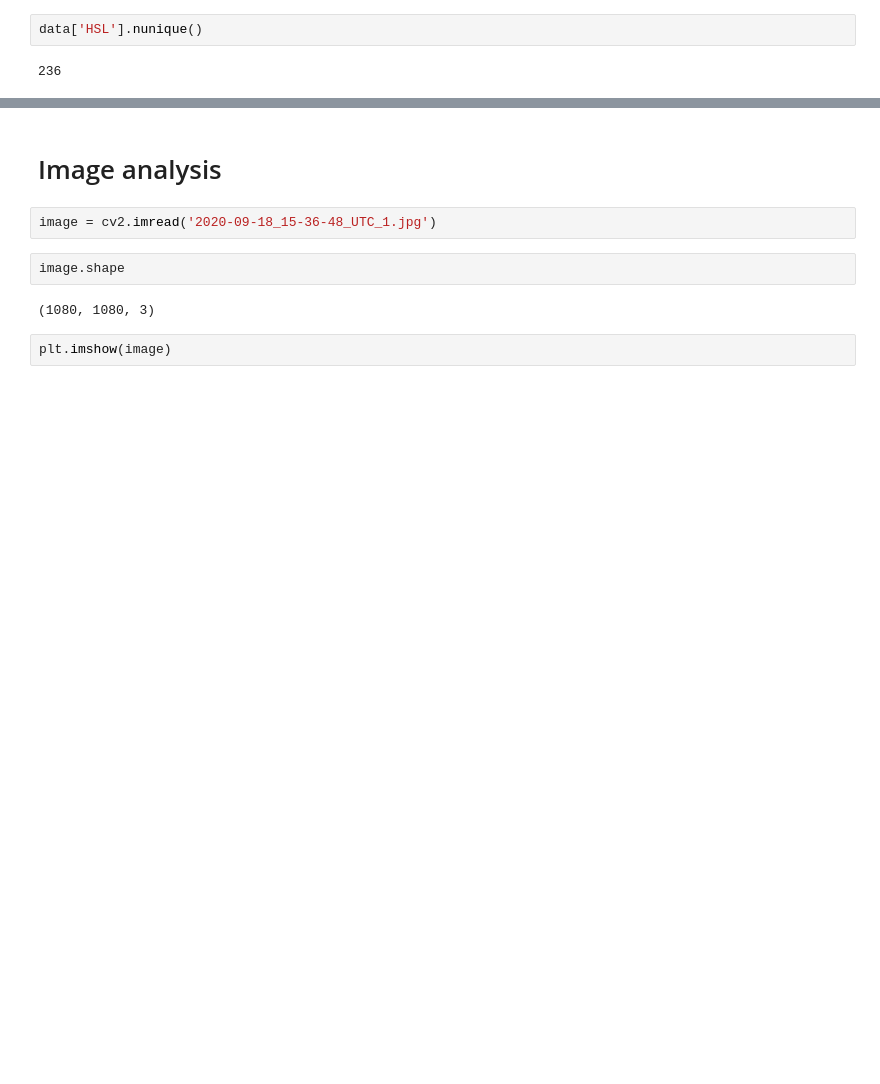
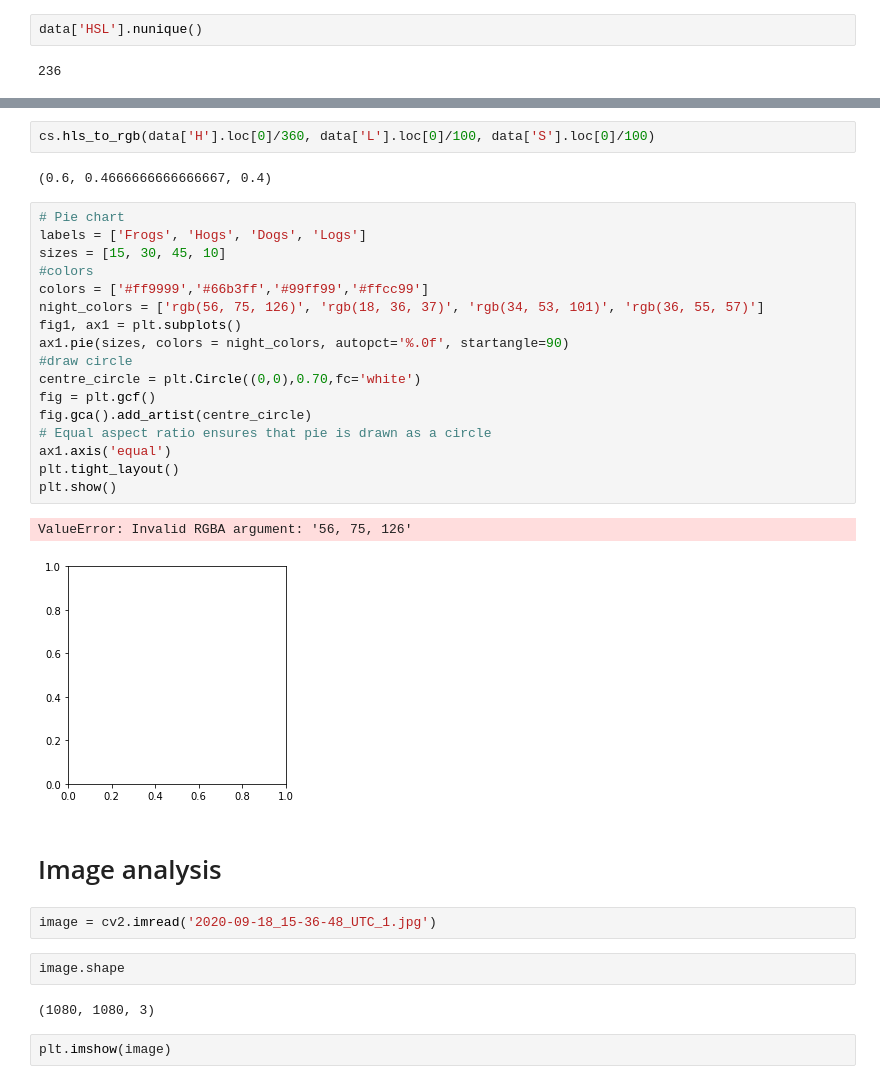
Before and after one commit to SalimAmarti/Color_Classifier, a Jupyter notebook: Color classifier.ipynb, the cells around one changed output, grey strips where cells are left out. Saved outputs shown, nothing was run; the diff lists cells and outputs as text; blank space fills up the shorter version.

Commit message:
creating pie chart

```diff
--- a/Color classifier.ipynb
+++ b/Color classifier.ipynb
@@ -214,3 +224,27 @@ data['HSL'].nunique()
+# %%
+cs.hls_to_rgb(data['H'].loc[0]/360, data['L'].loc[0]/100, data['S'].loc[0]/100)
+# %% [output]
+(0.6, 0.4666666666666667, 0.4)
+# %%
+# Pie chart
+labels = ['Frogs', 'Hogs', 'Dogs', 'Logs']
+sizes = [15, 30, 45, 10]
+#colors
+colors = ['#ff9999','#66b3ff','#99ff99','#ffcc99']
+night_colors = ['rgb(56, 75, 126)', 'rgb(18, 36, 37)', 'rgb(34, 53, 101)', 'rgb(36, 55, 57)']
+fig1, ax1 = plt.subplots()
+ax1.pie(sizes, colors = night_colors, autopct='%.0f', startangle=90)
+#draw circle
+centre_circle = plt.Circle((0,0),0.70,fc='white')
+fig = plt.gcf()
+fig.gca().add_artist(centre_circle)
+# Equal aspect ratio ensures that pie is drawn as a circle
+ax1.axis('equal')
+plt.tight_layout()
+plt.show()
+# %% [output]
+ValueError: Invalid RGBA argument: '56, 75, 126'
+[figure, added]
 # %% [markdown]
 # Image analysis
 # %%
```
Also changed, not shown: parts of 3 cells of this notebook.
